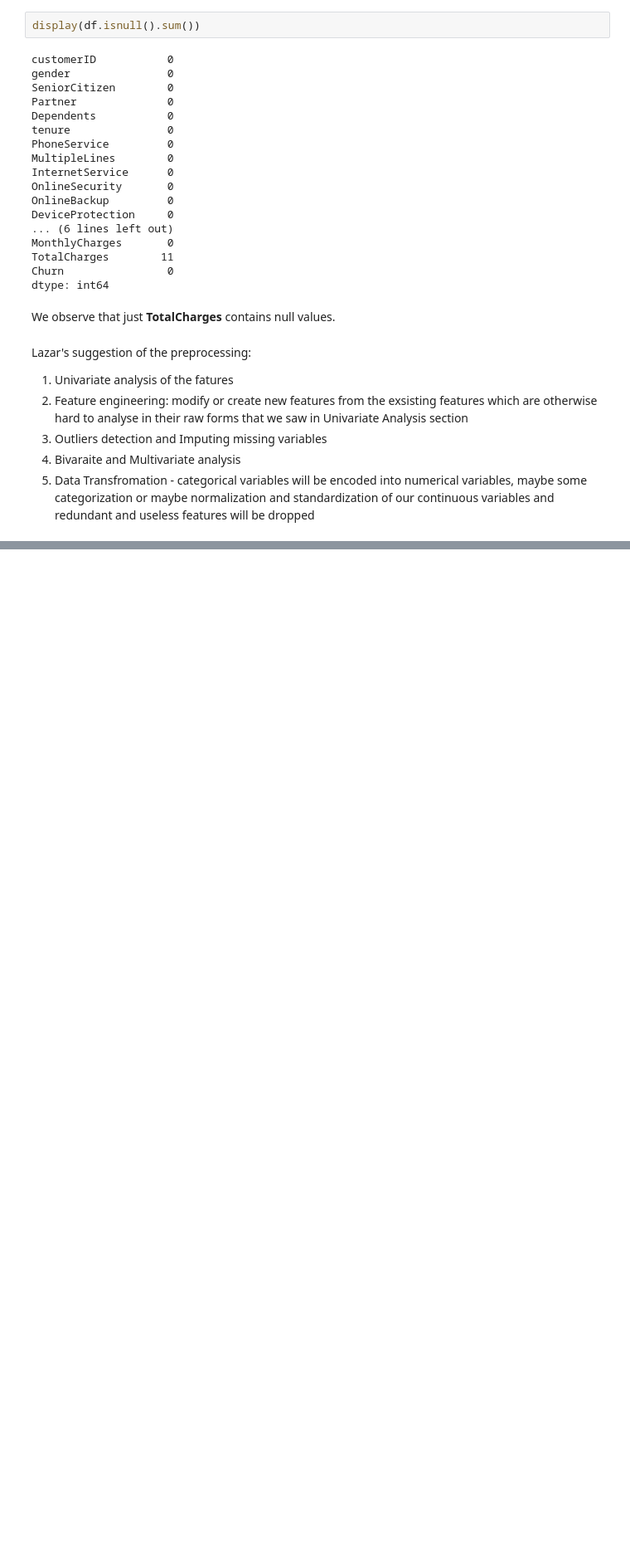
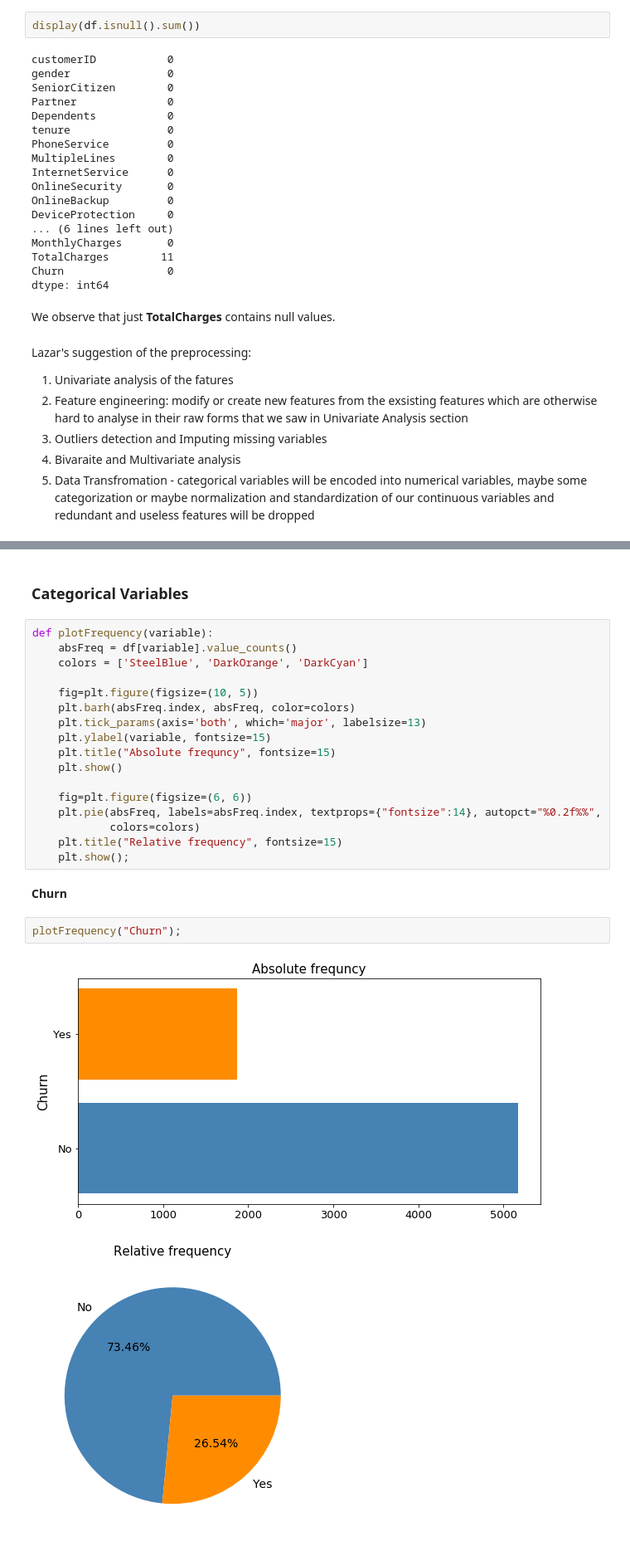
Before and after one commit to lucienwalewski/cse204project, a Jupyter notebook: src/main.ipynb, the cells around one changed output, grey strips where cells are left out. Shown at 83% size. Cells and saved outputs as stored; diff of their text form; blank space fills up the shorter version.

```diff
--- a/src/main.ipynb
+++ b/src/main.ipynb
@@ -179,0 +280,26 @@ Lazar's suggestion of the preprocessing:
+# %% [markdown]
+### Categorical Variables
+# %%
+def plotFrequency(variable):
+    absFreq = df[variable].value_counts()
+    colors = ['SteelBlue', 'DarkOrange', 'DarkCyan']
+
+    fig=plt.figure(figsize=(10, 5))
+    plt.barh(absFreq.index, absFreq, color=colors)
+    plt.tick_params(axis='both', which='major', labelsize=13)
+    plt.ylabel(variable, fontsize=15)
+    plt.title("Absolute frequncy", fontsize=15)
+    plt.show()
+
+    fig=plt.figure(figsize=(6, 6))
+    plt.pie(absFreq, labels=absFreq.index, textprops={"fontsize":14}, autopct="%0.2f%%",
+            colors=colors)
+    plt.title("Relative frequency", fontsize=15)
+    plt.show();
+# %% [markdown]
+**Churn**
+# %%
+plotFrequency("Churn");
+# %% [output]
+[figure, added]
+[figure, added]
```
Also changed, not shown: parts of 22 cells of this notebook.
